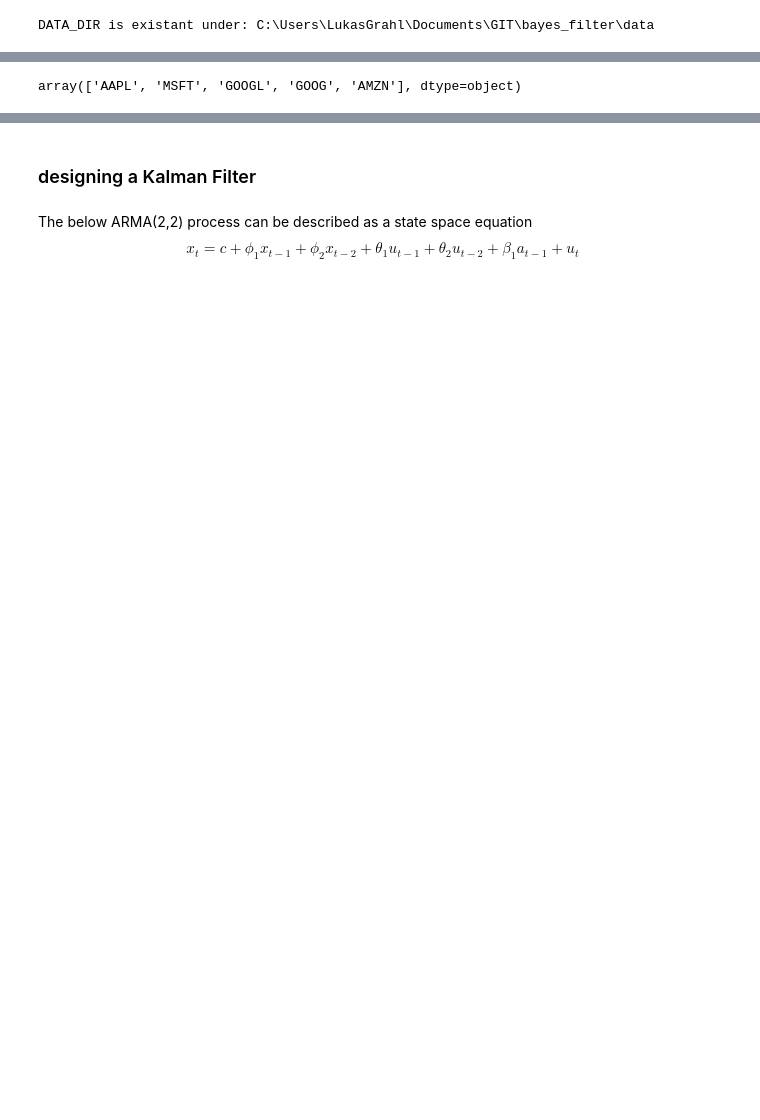
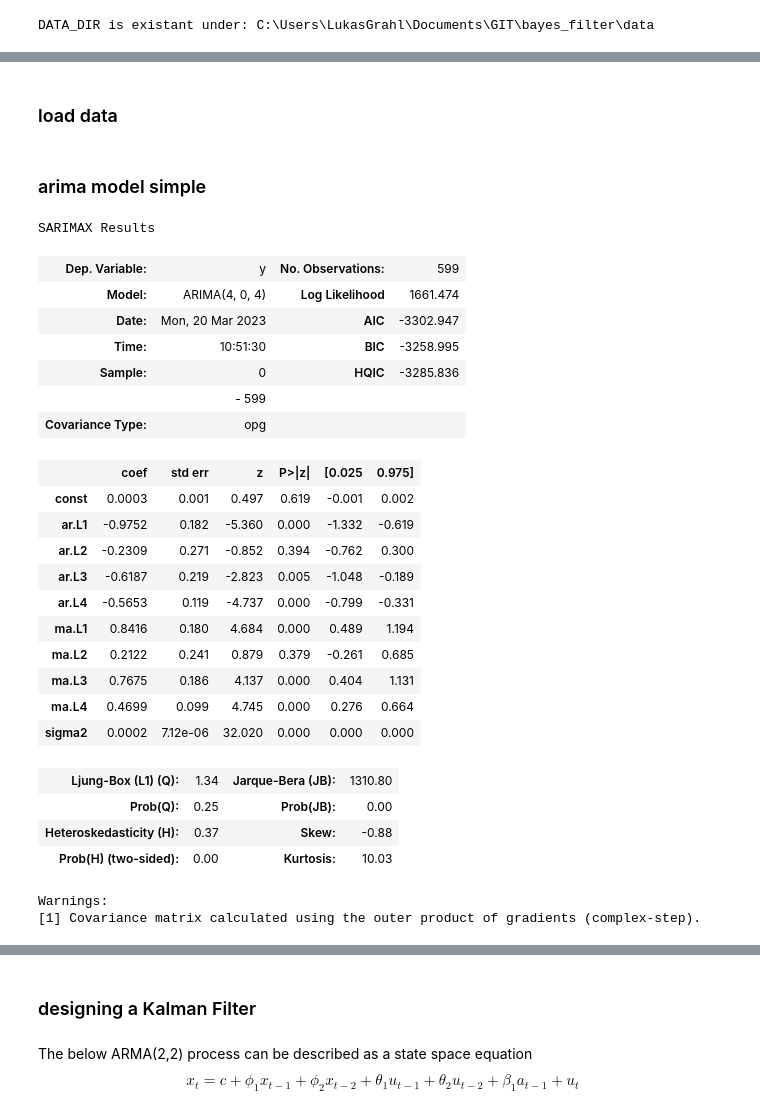
Before and after one commit to lukasgrahl/portfolio_tracker, a Jupyter notebook: notebooks/arima_lukas.ipynb, the cells around one changed output, grey strips where cells are left out. Cells and saved outputs as stored; diff of their text form; code cells hidden in the pictures; blank space fills up the shorter version.

```diff
--- a/notebooks/arima_lukas.ipynb
+++ b/notebooks/arima_lukas.ipynb
@@ -66,4 +19,2 @@ df_rets.to_csv(os.path.join(DATA_DIR, 'returns.csv'))
-# %%
-sp500_largest
-# %% [output]
-array(['AAPL', 'MSFT', 'GOOGL', 'GOOG', 'AMZN'], dtype=object)
+# %% [markdown]
+### load data
@@ -69,0 +35,32 @@ array(['AAPL', 'MSFT', 'GOOGL', 'GOOG', 'AMZN'], dtype=object)
+# %% [markdown]
+### arima model simple
+# %%
+mod = ARIMA(train['^GSPC'].values, order=(4,0,4))
+res = mod.fit()
+res.summary()
+# %% [output]
+SARIMAX Results
+| Dep. Variable: | y | No. Observations: | 599 |
+| Model: | ARIMA(4, 0, 4) | Log Likelihood | 1661.474 |
+| Date: | Mon, 20 Mar 2023 | AIC | -3302.947 |
+| Time: | 10:51:30 | BIC | -3258.995 |
+| Sample: | 0 | HQIC | -3285.836 |
+|  | - 599 |  |  |
+| Covariance Type: | opg |  |  |
+|  | coef | std err | z | P>|z| | [0.025 | 0.975] |
+| const | 0.0003 | 0.001 | 0.497 | 0.619 | -0.001 | 0.002 |
+| ar.L1 | -0.9752 | 0.182 | -5.360 | 0.000 | -1.332 | -0.619 |
+| ar.L2 | -0.2309 | 0.271 | -0.852 | 0.394 | -0.762 | 0.300 |
+| ar.L3 | -0.6187 | 0.219 | -2.823 | 0.005 | -1.048 | -0.189 |
+| ar.L4 | -0.5653 | 0.119 | -4.737 | 0.000 | -0.799 | -0.331 |
+| ma.L1 | 0.8416 | 0.180 | 4.684 | 0.000 | 0.489 | 1.194 |
+| ma.L2 | 0.2122 | 0.241 | 0.879 | 0.379 | -0.261 | 0.685 |
+| ma.L3 | 0.7675 | 0.186 | 4.137 | 0.000 | 0.404 | 1.131 |
+| ma.L4 | 0.4699 | 0.099 | 4.745 | 0.000 | 0.276 | 0.664 |
+| sigma2 | 0.0002 | 7.12e-06 | 32.020 | 0.000 | 0.000 | 0.000 |
+| Ljung-Box (L1) (Q): | 1.34 | Jarque-Bera (JB): | 1310.80 |
+| Prob(Q): | 0.25 | Prob(JB): | 0.00 |
+| Heteroskedasticity (H): | 0.37 | Skew: | -0.88 |
+| Prob(H) (two-sided): | 0.00 | Kurtosis: | 10.03 |
+Warnings:
+[1] Covariance matrix calculated using the outer product of gradients (complex-step).
```
Also changed, not shown: parts of 42 cells of this notebook.
